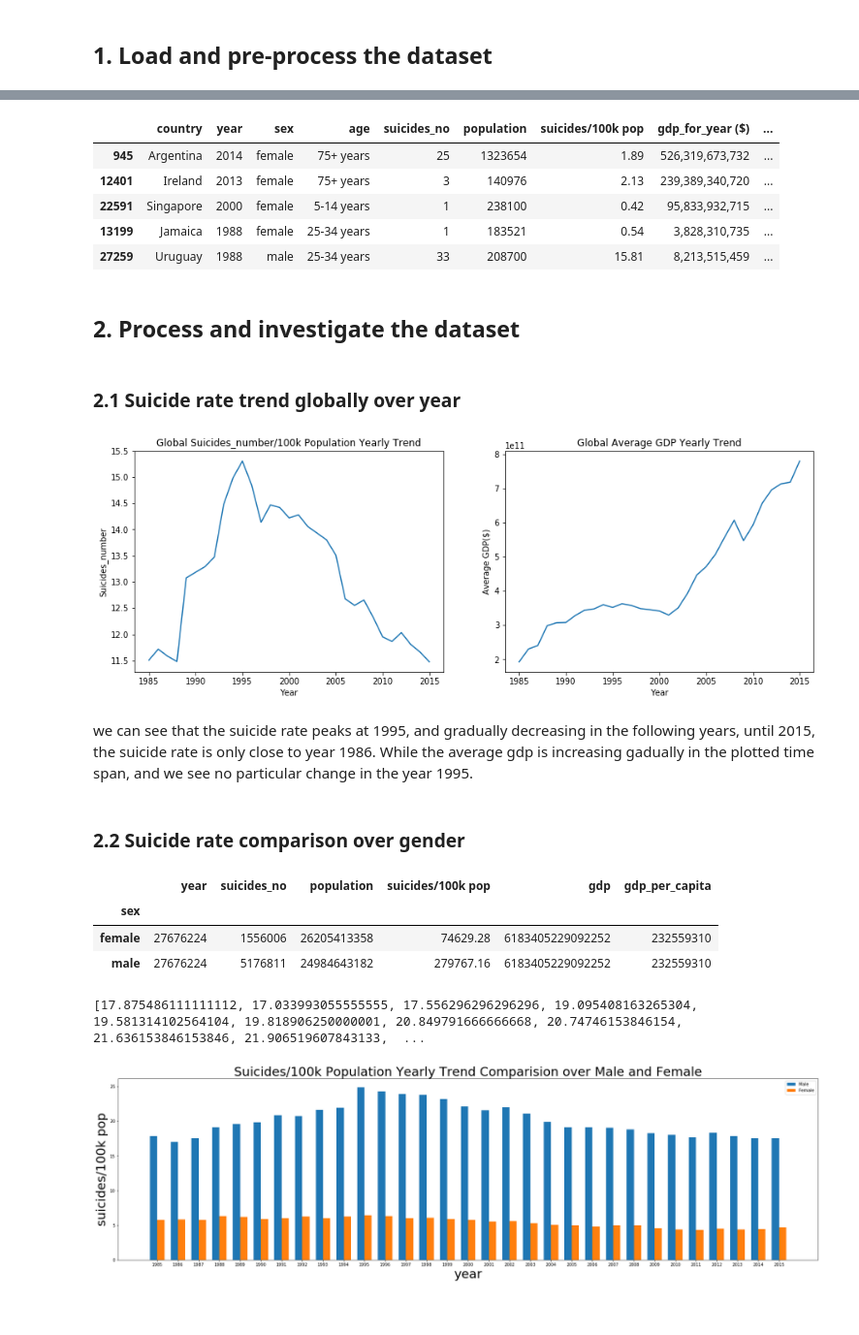
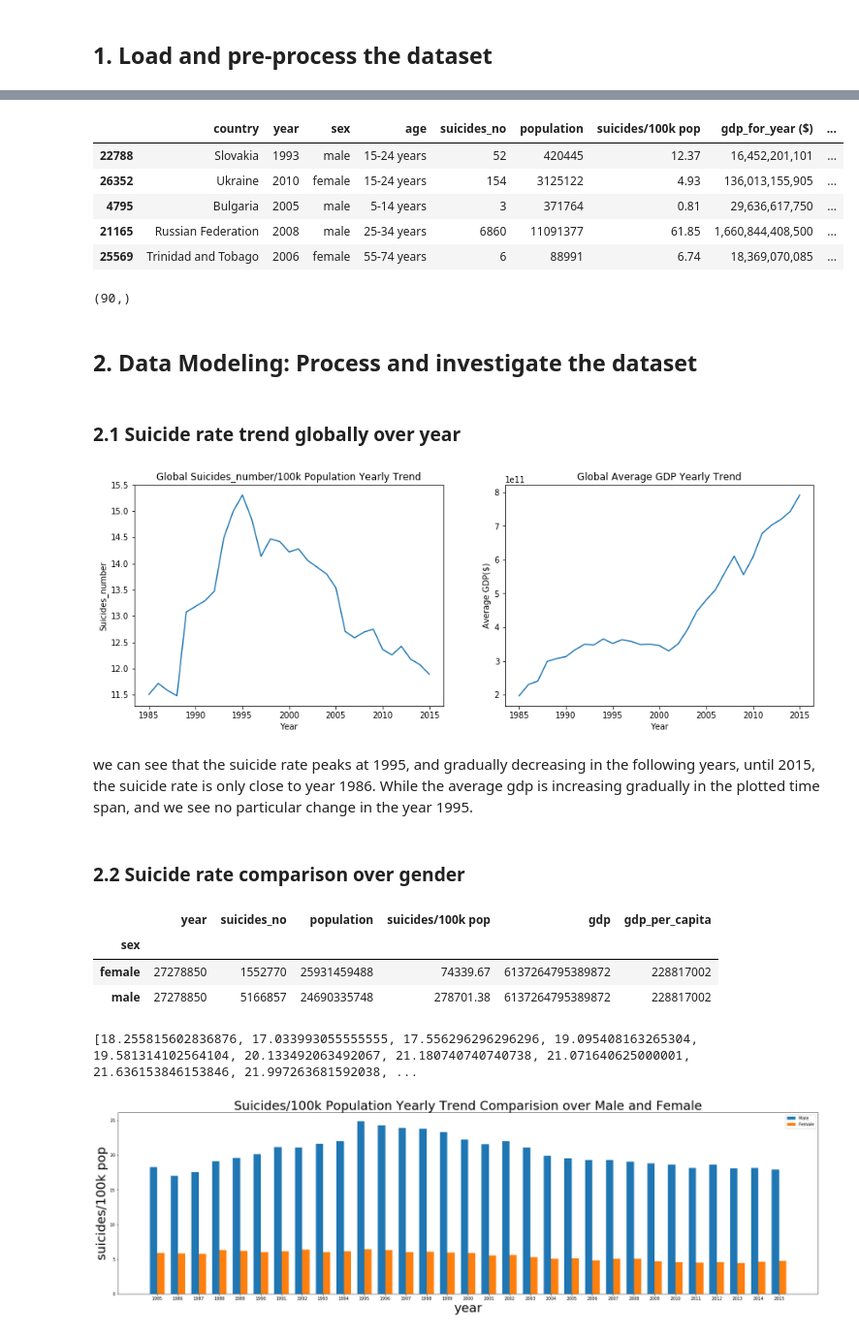
Before and after one commit to yueureka/DataScienceProjects, a Jupyter notebook: BlogPost/Global Suicide Rate.ipynb, the cells around one changed output, grey strips where cells are left out. Shown: that part at 97% size. Saved outputs shown, nothing was run; the diff lists cells and outputs as text; code cells hidden in the pictures.

```diff
--- a/BlogPost/Global Suicide Rate.ipynb
+++ b/BlogPost/Global Suicide Rate.ipynb
@@ -25,0 +36,5 @@ df.sample(5)
+# %%
+# Check missing values
+df.isnull().sum()
+# Only "HID for year" has missing values, drop column  due to insufficient data
+df.drop(['HDI for year'], axis=1, inplace=True)
@@ -25,0 +65,10 @@ df.sample(5)
+# %%
+# Check categorical feature: 'Country'
+# drop counties less than 100 datapoints
+values = df['country'].value_counts().keys().tolist()
+counts = df['country'].value_counts().tolist()
+
+for idx, value in enumerate(counts):
+    if value < 100:
+        df = df[df.country!=values[idx]]
+df['country'].value_counts()
@@ -26,26 +93,29 @@ df.sample(5)
 # %%
 # suicide['year'].value_counts()
 # drop year 2016 due to insufficient data
-# drop column "HID for year" due to insufficient data
 # drop column "country-year" due to duplicate information
 # drop column "generation" due to unused information
-df = df[df.year!=2016]
-df.drop(['HDI for year', 'country-year', 'generation'], axis=1, inplace=True)
+#df = df[df.year!=2016]
+df.drop(['country-year', 'generation'], axis=1, inplace=True)
 df.sample(5)
 # %% [output]
 |  | country | year | sex | age | suicides_no | population | suicides/100k pop | gdp_for_year ($) | ... |
-| 945 | Argentina | 2014 | female | 75+ years | 25 | 1323654 | 1.89 | 526,319,673,732 | ... |
-| 12401 | Ireland | 2013 | female | 75+ years | 3 | 140976 | 2.13 | 239,389,340,720 | ... |
-| 22591 | Singapore | 2000 | female | 5-14 years | 1 | 238100 | 0.42 | 95,833,932,715 | ... |
-| 13199 | Jamaica | 1988 | female | 25-34 years | 1 | 183521 | 0.54 | 3,828,310,735 | ... |
-| 27259 | Uruguay | 1988 | male | 25-34 years | 33 | 208700 | 15.81 | 8,213,515,459 | ... |
+| 22788 | Slovakia | 1993 | male | 15-24 years | 52 | 420445 | 12.37 | 16,452,201,101 | ... |
+| 26352 | Ukraine | 2010 | female | 15-24 years | 154 | 3125122 | 4.93 | 136,013,155,905 | ... |
+| 4795 | Bulgaria | 2005 | male | 5-14 years | 3 | 371764 | 0.81 | 29,636,617,750 | ... |
+| 21165 | Russian Federation | 2008 | male | 25-34 years | 6860 | 11091377 | 61.85 | 1,660,844,408,500 | ... |
+| 25569 | Trinidad and Tobago | 2006 | female | 55-74 years | 6 | 88991 | 6.74 | 18,369,070,085 | ... |
 # %%
 # convert gdp data to numeric
 df[' gdp_for_year ($) '] = pd.to_numeric(df[' gdp_for_year ($) '].str.replace(',',''))
 # %%
 df.rename(columns={' gdp_for_year ($) ':'gdp', 'gdp_per_capita ($)':'gdp_per_capita'}, inplace=True)
+# %%
+df['country'].unique().shape
+# %% [output]
+(90,)
 # %% [markdown]
-## 2. Process and investigate the dataset
+## 2. Data Modeling: Process and investigate the dataset
 # %% [markdown]
 ### 2.1 Suicide rate trend globally over year
 # %%
@@ -77,9 +147,9 @@ plt.show()
 
 #plt.plot(df.groupby(['year']).mean()['suicides/100k pop'])
 # %% [output]
-[figure, old version]
+[figure, new version]
 # %% [markdown]
-we can see that the suicide rate peaks at 1995, and gradually decreasing in the following years, until 2015, the suicide rate is only close to year 1986. While the average gdp is increasing gadually in the plotted time span, and we see no particular change in the year 1995.
+we can see that the suicide rate peaks at 1995, and gradually decreasing in the following years, until 2015, the suicide rate is only close to year 1986. While the average gdp is increasing gradually in the plotted time span, and we see no particular change in the year 1995.
 # %% [markdown]
 ### 2.2 Suicide rate comparison over gender
 # %%
@@ -88,8 +158,8 @@ df_gender
 # %% [output]
 |  | year | suicides_no | population | suicides/100k pop | gdp | gdp_per_capita |
 | sex |  |  |  |  |  |  |
-| female | 27676224 | 1556006 | 26205413358 | 74629.28 | 6183405229092252 | 232559310 |
-| male | 27676224 | 5176811 | 24984643182 | 279767.16 | 6183405229092252 | 232559310 |
+| female | 27278850 | 1552770 | 25931459488 | 74339.67 | 6137264795389872 | 228817002 |
+| male | 27278850 | 5166857 | 24690335748 | 278701.38 | 6137264795389872 | 228817002 |
 # %%
 # calculate the suicide rate of male and female over time respectively
 year =  range(1985, 2016)
@@ -100,7 +170,7 @@ for i in year:
     female_year.append(df[(df.year==i)&(df.sex=='female')]['suicides/100k pop'].mean())
 print(male_year)
 # %% [output]
-[17.875486111111112, 17.033993055555555, 17.556296296296296, 19.095408163265304, 19.581314102564104, 19.818906250000001, 20.849791666666668, 20.74746153846154, 21.636153846153846, 21.906519607843133,  ...
+[18.255815602836876, 17.033993055555555, 17.556296296296296, 19.095408163265304, 19.581314102564104, 20.133492063492067, 21.180740740740738, 21.071640625000001, 21.636153846153846, 21.997263681592038, ...
 # %%
 figure, axs = plt.subplots(figsize = (30,8))
 
```
Also changed, not shown: parts of 18 cells of this notebook.
